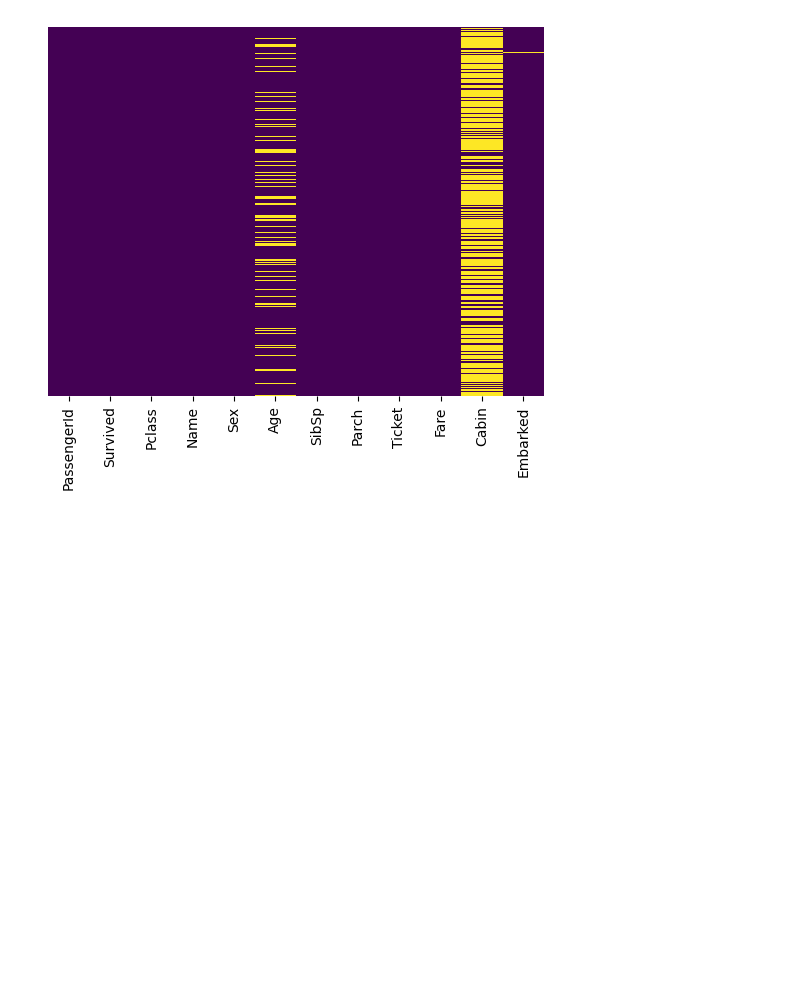
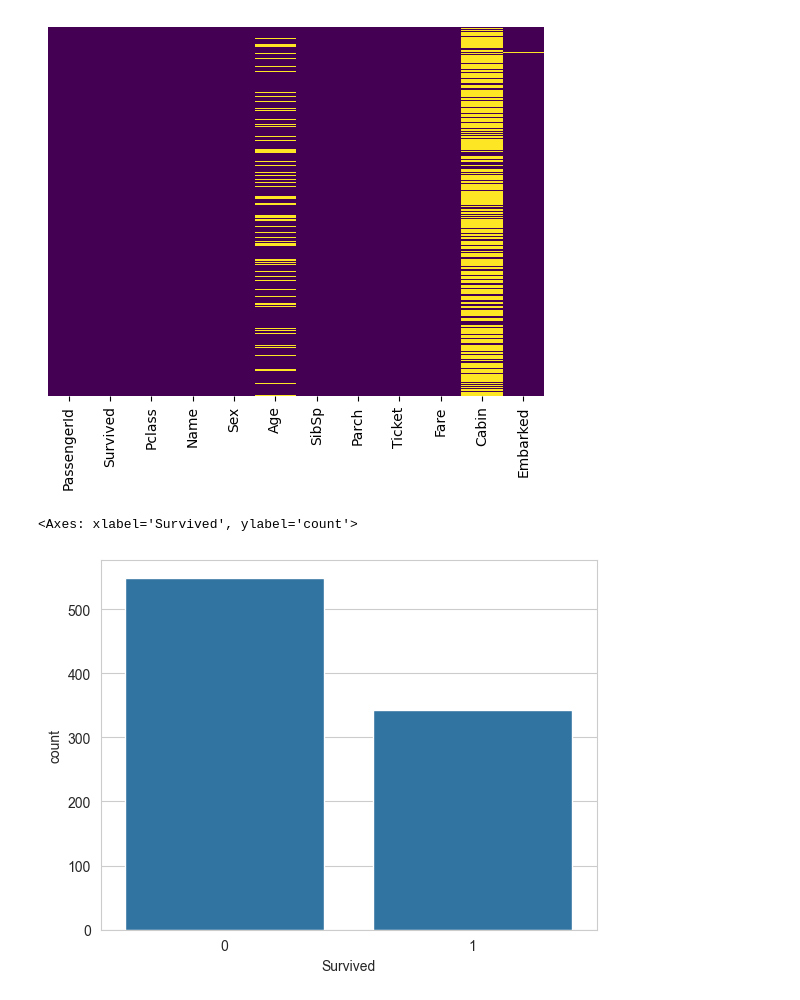
Before and after one commit to imArjn/Learnings, a Jupyter notebook: Python for DS and ML Bootcamp Jose Portilla/Logistic.ipynb, the cells around one changed output. Drawn from its saved outputs; the diff is of its cells as text; code cells hidden in the pictures; blank space fills up the shorter version.

```diff
--- a/Python for DS and ML Bootcamp Jose Portilla/Logistic.ipynb
+++ b/Python for DS and ML Bootcamp Jose Portilla/Logistic.ipynb
@@ -43,3 +48,10 @@ sns.heatmap(train.isnull(),yticklabels=False,cbar=False,cmap="viridis")
 # %% [output]
 <Axes: >
 [figure]
+# %%
+sns.set_style("whitegrid")
+# %%
+sns.barplot(train["Survived"].value_counts())
+# %% [output]
+<Axes: xlabel='Survived', ylabel='count'>
+[figure, added]
```
Also changed, not shown: parts of 9 cells of this notebook.
